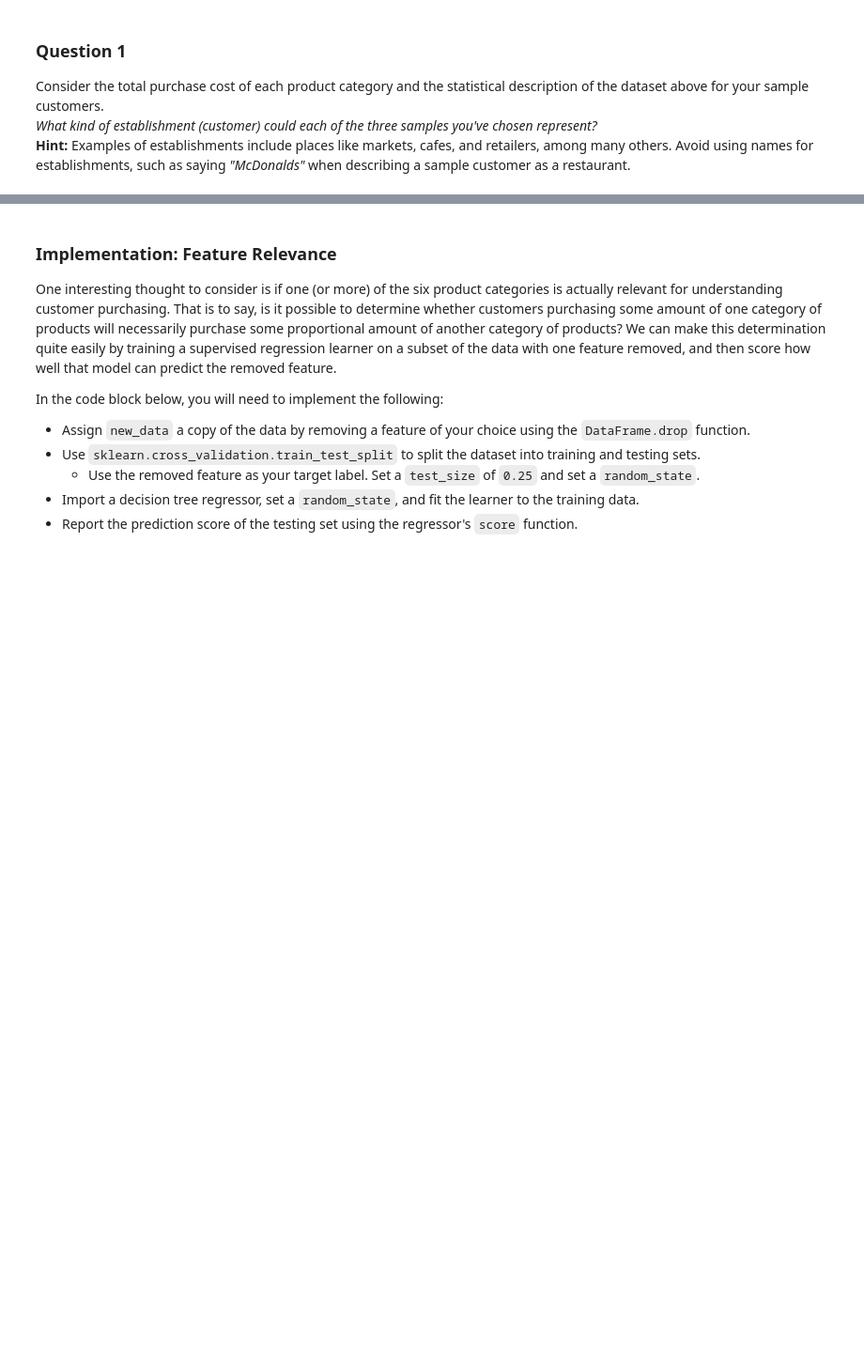
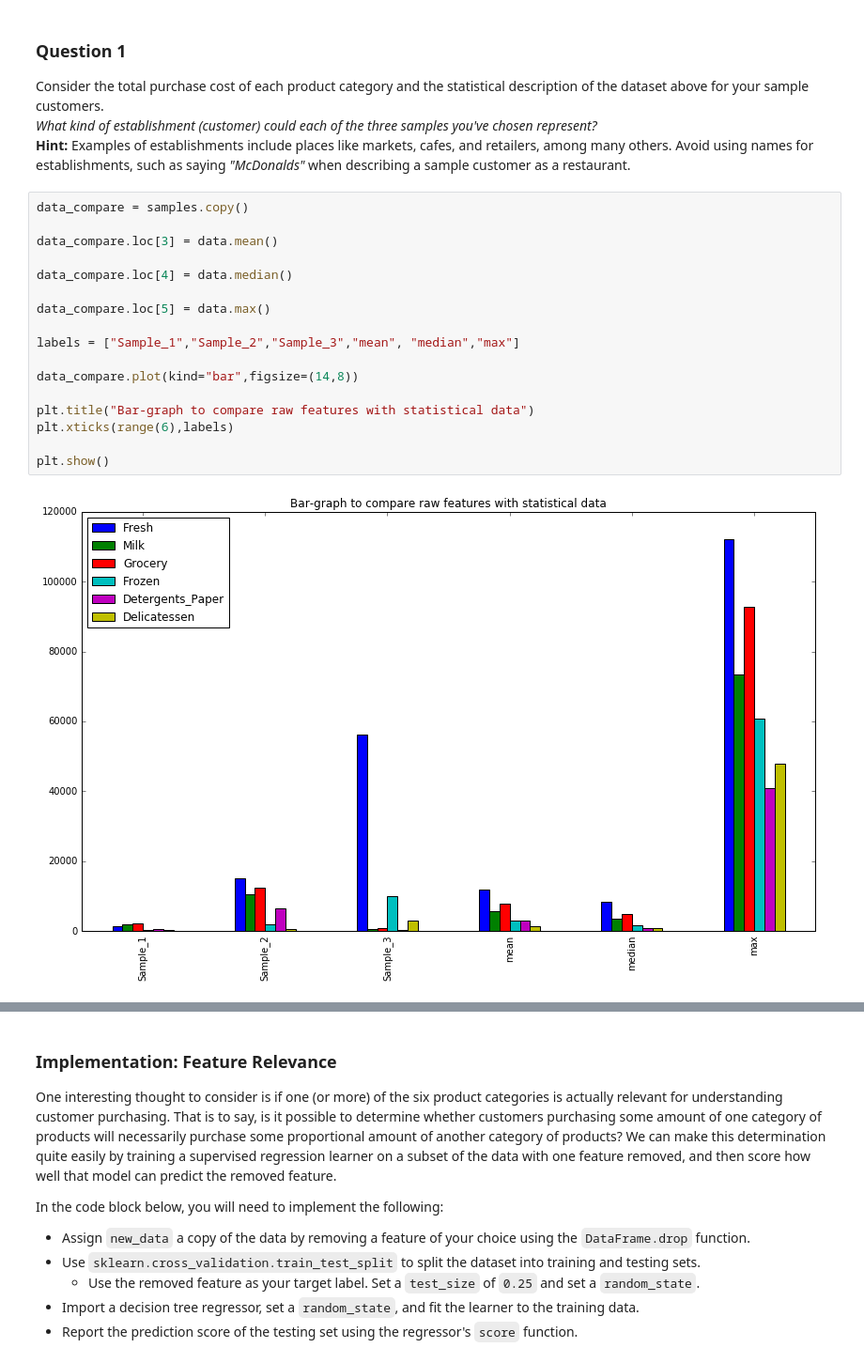
Before and after one commit to SidGATOR/MachineLearning, a Jupyter notebook: projects/customer_segments/customer_segments.ipynb, the cells around one changed output, grey strips where cells are left out. Shown at 94% size. Cells and saved outputs as stored; diff of their text form; blank space fills up the shorter version.

```diff
--- a/projects/customer_segments/customer_segments.ipynb
+++ b/projects/customer_segments/customer_segments.ipynb
@@ -89,5 +90,24 @@ Statistical Analysis
 Consider the total purchase cost of each product category and the statistical description of the dataset above for your sample customers.
 *What kind of establishment (customer) could each of the three samples you've chosen represent?*
 **Hint:** Examples of establishments include places like markets, cafes, and retailers, among many others. Avoid using names for establishments, such as saying *"McDonalds"* when describing a sample customer as a restaurant.
+# %%
+data_compare = samples.copy()
+
+data_compare.loc[3] = data.mean()
+
+data_compare.loc[4] = data.median()
+
+data_compare.loc[5] = data.max()
+
+labels = ["Sample_1","Sample_2","Sample_3","mean", "median","max"]
+
+data_compare.plot(kind="bar",figsize=(14,8))
+
+plt.title("Bar-graph to compare raw features with statistical data")
+plt.xticks(range(6),labels)
+
+plt.show()
+# %% [output]
+[figure, added]
 # %% [markdown]
 Answer:
```
Also changed, not shown: parts of 8 cells of this notebook, 3 other files.
